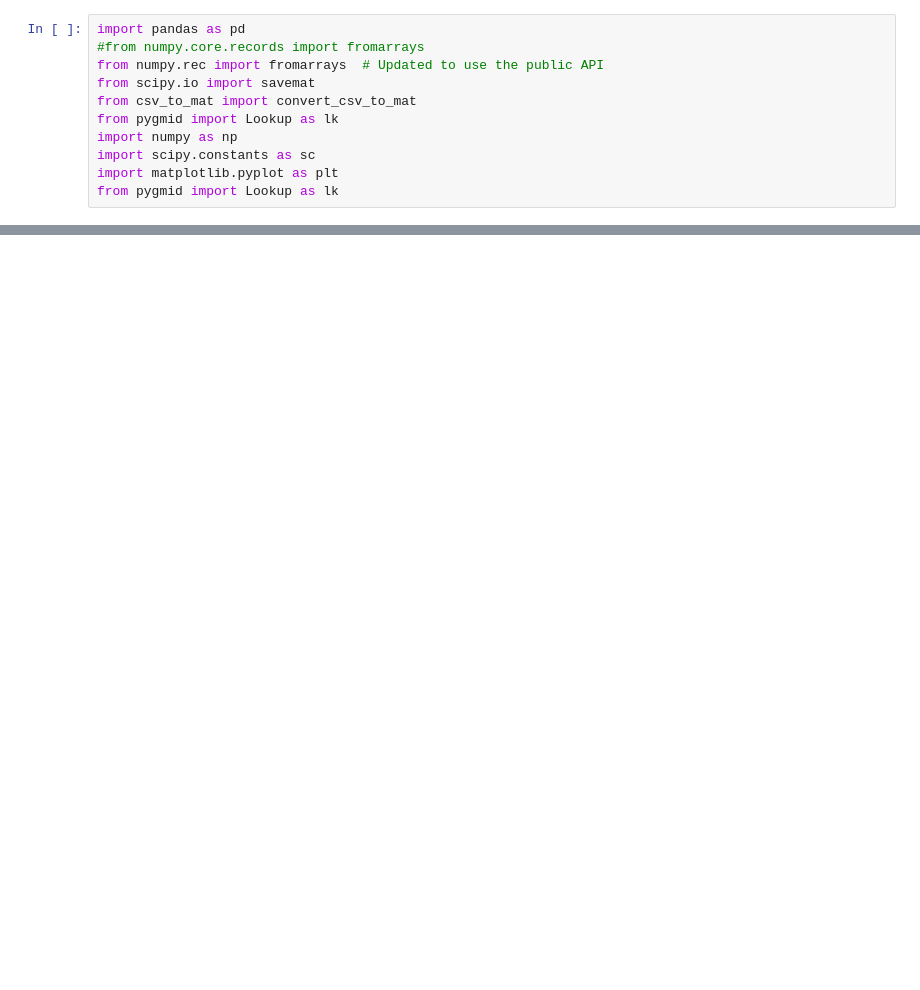
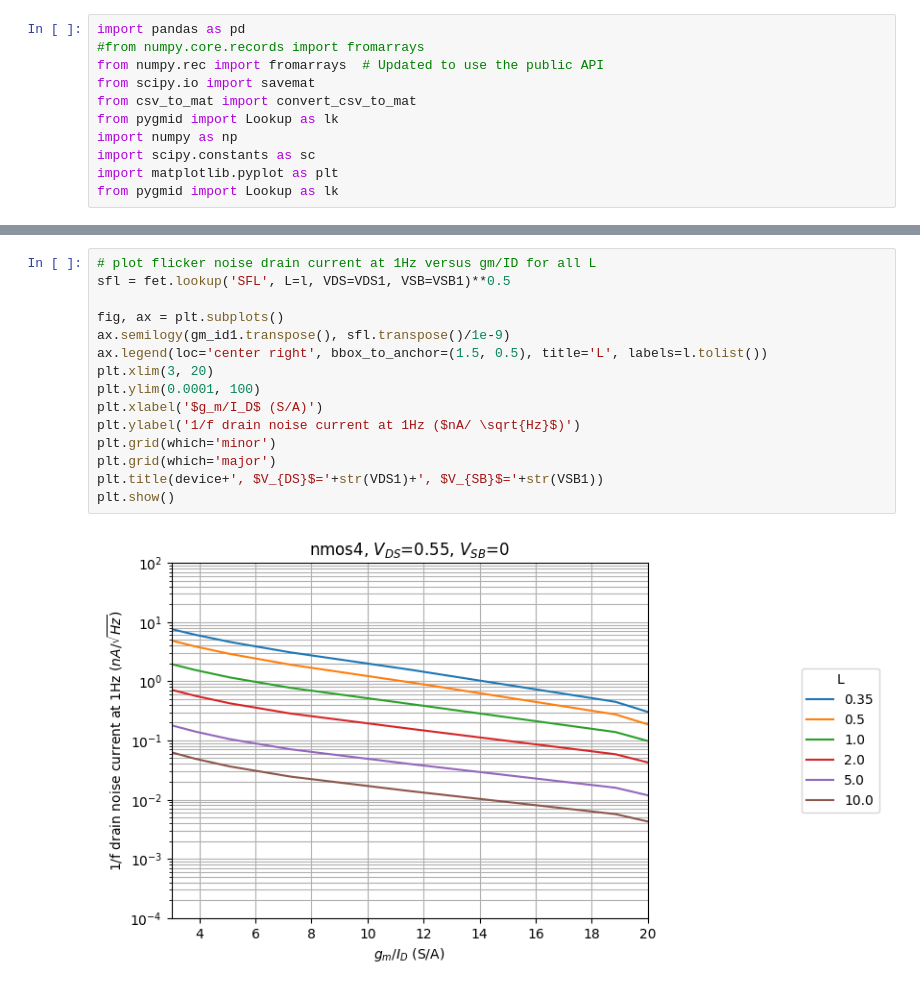
Before and after one commit to Surfeur974/gmadrid, a Jupyter notebook: Lookup_generation/techsweep_txt_to_mat.ipynb, the cells around one changed output, grey strips where cells are left out. Drawn from its saved outputs; the diff is of its cells as text; blank space fills up the shorter version.

Commit message:
update_model wrong noise cals

```diff
--- a/Lookup_generation/techsweep_txt_to_mat.ipynb
+++ b/Lookup_generation/techsweep_txt_to_mat.ipynb
@@ -133,0 +134,17 @@ plt.show()
+# %%
+# plot flicker noise drain current at 1Hz versus gm/ID for all L
+sfl = fet.lookup('SFL', L=l, VDS=VDS1, VSB=VSB1)**0.5
+
+fig, ax = plt.subplots()
+ax.semilogy(gm_id1.transpose(), sfl.transpose()/1e-9)
+ax.legend(loc='center right', bbox_to_anchor=(1.5, 0.5), title='L', labels=l.tolist())
+plt.xlim(3, 20)
+plt.ylim(0.0001, 100)
+plt.xlabel('$g_m/I_D$ (S/A)')
+plt.ylabel('1/f drain noise current at 1Hz ($nA/ \sqrt{Hz}$)')
+plt.grid(which='minor')
+plt.grid(which='major')
+plt.title(device+', $V_{DS}$='+str(VDS1)+', $V_{SB}$='+str(VSB1))
+plt.show()
+# %% [output]
+[figure, added]
```
Also changed, not shown: parts of 6 cells of this notebook, 16 other files.
